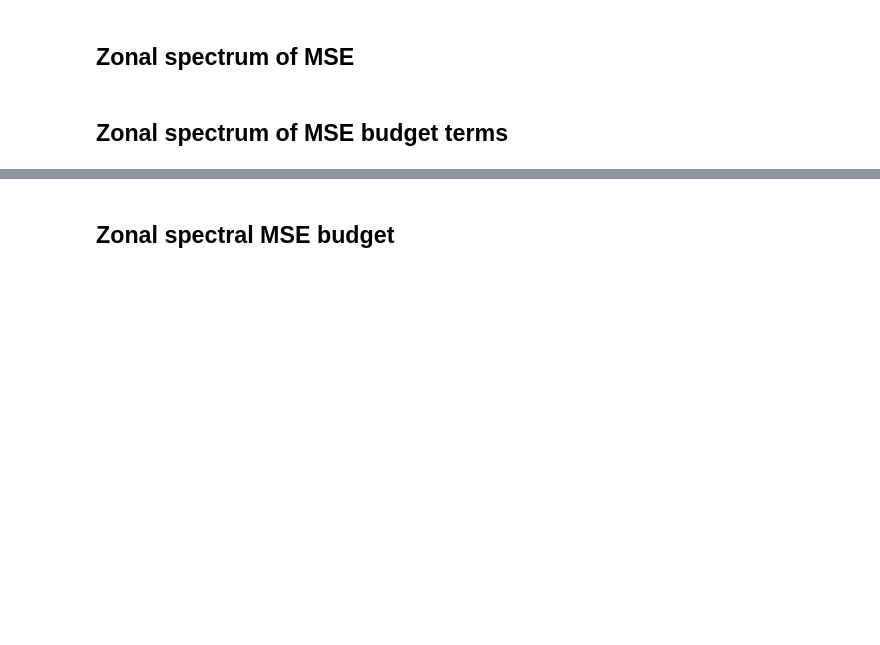
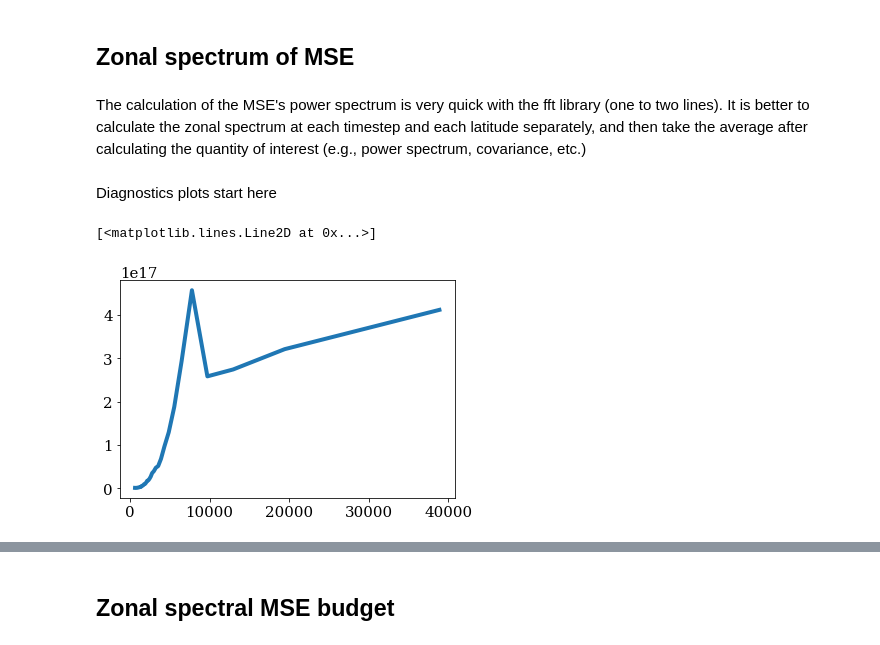
Before and after one commit to pandasambit15/CBRAIN-CAM, a Jupyter notebook: notebooks/tbeucler_devlog/053_Spectral_Enthaly_budget.ipynb, the cells around one changed output, grey strips where cells are left out. Cells and saved outputs as stored; diff of their text form; code cells hidden in the pictures; blank space fills up the shorter version.

```diff
--- a/notebooks/tbeucler_devlog/053_Spectral_Enthaly_budget.ipynb
+++ b/notebooks/tbeucler_devlog/053_Spectral_Enthaly_budget.ipynb
@@ -202,0 +220,4 @@ Text(0.5, 0, 'Time [day]')
+# %%
+dx = erad*np.deg2rad(data.lon[1]-data.lon[0])*\
+(np.sin(np.deg2rad(data.lat[ilatN]))-np.sin(np.deg2rad(data.lat[ilatS])))/\
+(np.deg2rad(data.lat[ilatN])-np.deg2rad(data.lat[ilatS]))
@@ -202,0 +228,2 @@ Text(0.5, 0, 'Time [day]')
+# %%
+x = dx.values*np.arange(0,data.lon.shape[0]-1)
@@ -203,4 +236,20 @@ Text(0.5, 0, 'Time [day]')
+# %%
+Nx = np.size(x)
+k = np.arange(start=0,stop=(2*np.pi)/(2*dx),step=(2*np.pi)/(Nx*dx));
+Nk = np.size(k);
+lam = 2*np.pi/k
+dok = np.arange(1,Nk-1); # Index restriction to exclude k=0
 # %% [markdown]
 ## Zonal spectrum of MSE
-# %% [markdown]
-## Zonal spectrum of MSE budget terms
+# %% [markdown]
+The calculation of the MSE's power spectrum is very quick with the fft library (one to two lines). It is better to calculate the zonal spectrum at each timestep and each latitude separately, and then take the average after calculating the quantity of interest (e.g., power spectrum, covariance, etc.)
+# %%
+F_MSE = fft.fft(MSE,axis=2) # Zonal Fourier transform of column MSE
+phi = np.abs(F_MSE[:,:,dok])**2 # Zonal power spectrum of column MSE
+# %% [markdown]
+Diagnostics plots start here
+# %%
+plt.plot(lam[dok],np.mean(phi[:,ilatS:ilatN,:],axis=(0,1)))
+# %% [output]
+[<matplotlib.lines.Line2D at 0x...>]
+[figure, added]
```
Also changed, not shown: parts of 28 cells of this notebook.
